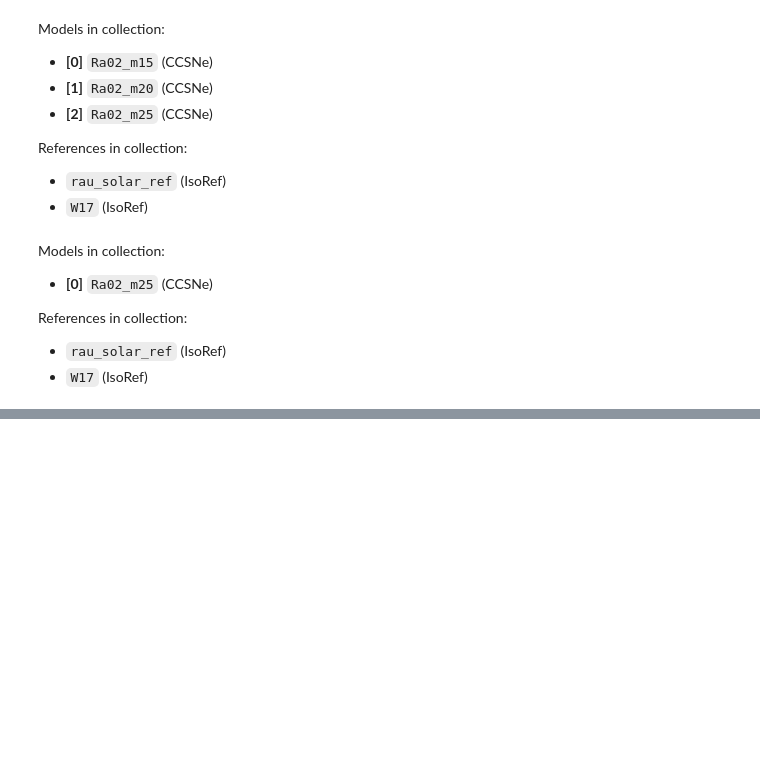
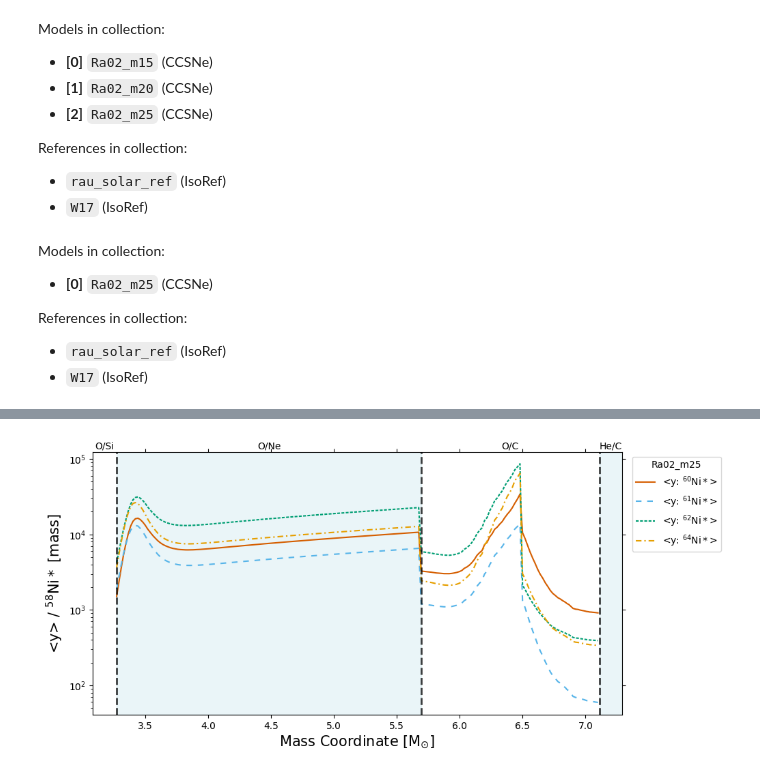
Before and after one commit to mattias-ek/SIMPLE, a Jupyter notebook: notebooks/ccsne_tutorial1.ipynb, the cells around one changed output, grey strips where cells are left out. Cells and saved outputs as stored; diff of their text form; code cells hidden in the pictures; blank space fills up the shorter version.

```diff
--- a/notebooks/ccsne_tutorial1.ipynb
+++ b/notebooks/ccsne_tutorial1.ipynb
@@ -263,0 +230,7 @@ No desired unit specified. Assuming the desired unit is the current unit
+# %%
+simple.plot_ccsne.abundance(models, 'Ni-60*/Ni-58*, Ni-61*/Ni-58*, Ni-62*/Ni-58*, Ni-64*/Ni-58*',
+                            where='.mass==25 & .dataset==Ra02',
+                            mask = '.shell == O/C | .shell == O/Ne',
+                            ax_yscale='log');
+# %% [output]
+[figure, added]
```
Also changed, not shown: parts of 15 cells of this notebook, 22 other files.
